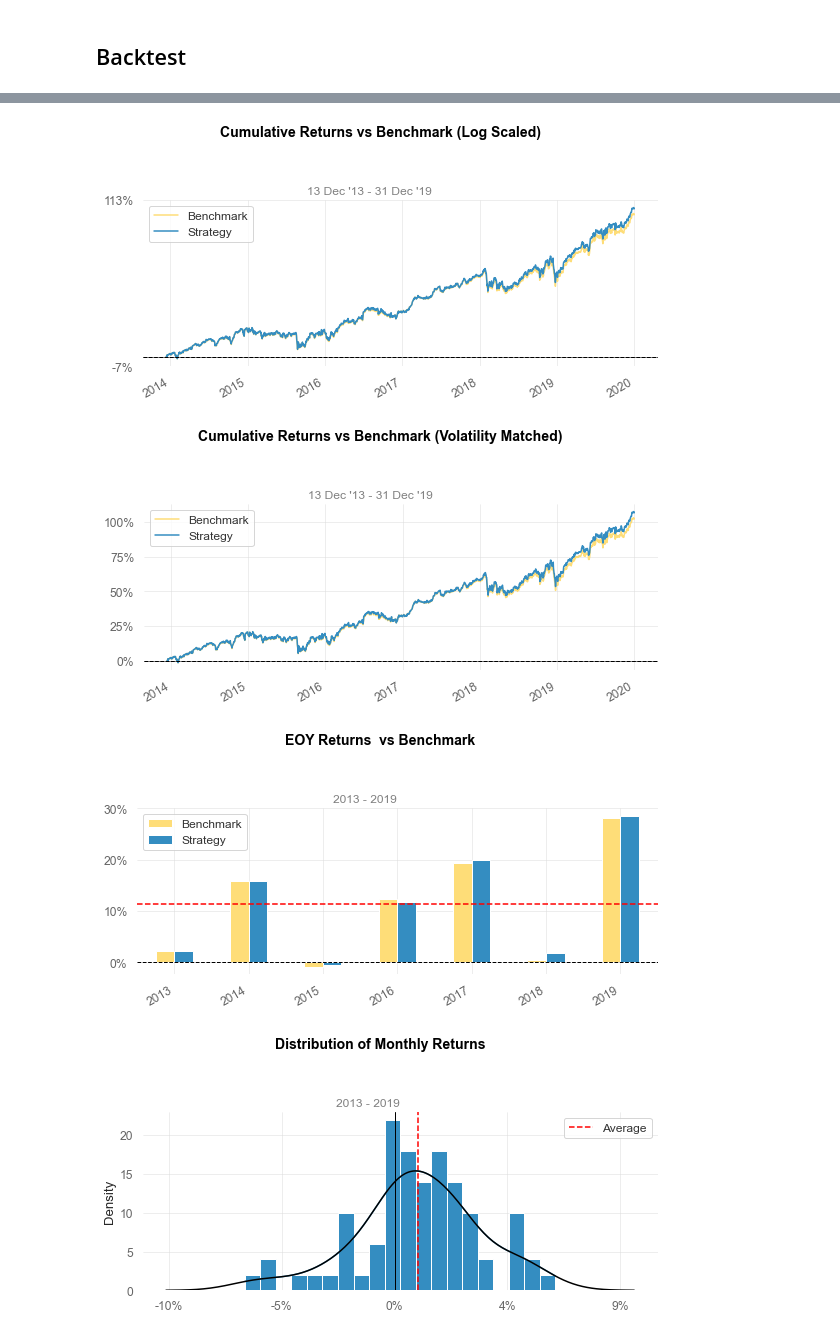
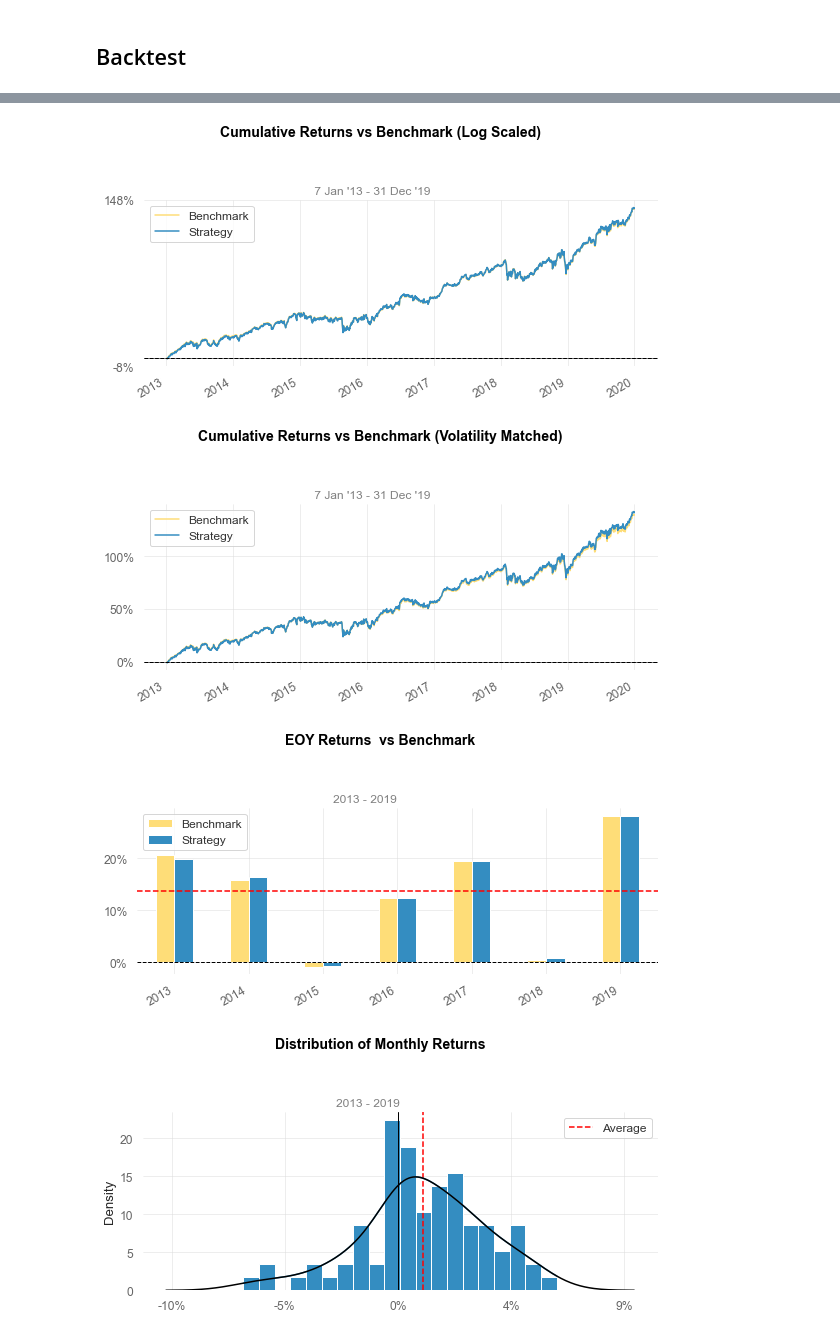
Before and after one commit to iewaij/qs, a Jupyter notebook: linear.ipynb, the cells around one changed output, grey strips where cells are left out. Saved outputs shown, nothing was run; the diff lists cells and outputs as text; code cells hidden in the pictures.

```diff
--- a/linear.ipynb
+++ b/linear.ipynb
@@ -137,7 +290,7 @@ Avg. r2: 0.01580163900533797
 # %%
 X = factor["2000-01-01":"2019-11-30"]
 y = ret.shift(-1).loc["2000-01-01":"2019-11-30"]
-reg = make_pipeline(StandardScaler(), Lasso(alpha=0.0005))
+reg = make_pipeline(StandardScaler(), Lasso(alpha=0.0001))
 # %%
 predictions = []
 for fold, (train_idx, val_idx) in enumerate(cv.split(X)):
@@ -192,11 +305,27 @@ def calc_w():
+# %%
+crsp["w_cap"] = (crsp.close * crsp.shrout).groupby(crsp.date).apply(lambda x: x / x.sum())
+# %%
+def calc_w():
+    w_optimal = pd.Series(None, index=y_pred.index, dtype="float")
+    w_caps = crsp.pivot(index="date", columns="permno", values="w_cap").resample("W-FRI").last()
+    unique_dates = y_pred.index.get_level_values("date").unique()
+    for date in tqdm(unique_dates):
+        mu = y_pred[date].to_numpy()
+        Sigma = crsp[crsp.date <= date].pivot(index="date", columns="permno", values="ret").tail(252).cov().to_numpy()
+        w_cap = w_caps.loc[date, :].to_numpy()
+        ef = EfficientFrontier(mu, Sigma)
+        ef.add_constraint(lambda x : x <= w_cap * 1.1)
+        ef.add_constraint(lambda x : x >= w_cap * 0.9)
+        w = ef.min_volatility()
+        w_optimal[date] = pd.Series(w)
+    return w_optimal
 # %%
 bt = crsp.set_index(["date", "permno"]).loc["2013-01-01":"2019-12-31", ["ret", "w_cap"]]
 bt["w_optimal"] = calc_w()
-bt["w_optimal"] = bt.groupby("permno").w_optimal.fillna(method="ffill")
-# bt["w_optimal"] = bt.groupby("permno").w_optimal.shift(1)
+bt["w_optimal"] = bt.groupby("permno").w_optimal.transform(lambda x: x.fillna(method="ffill").shift(1))
 bt = bt.dropna()
 # %%
-bnch_ret = (bt.ret * bt.w_cap).groupby("date").sum()
+bnch_ret = (bt.ret * bt.w_cap.groupby("permno").shift(1)).groupby("date").sum()
 bt_ret = (bt.ret * bt.w_optimal).groupby("date").sum()
 qs.reports.full(bt_ret, bnch_ret)
 # %% [output]
@@ -231,4 +360,4 @@ Strategy Visualization
-[figure, old version]
+[figure, new version]
-[figure, old version]
+[figure, new version]
-[figure, old version]
+[figure, new version]
-[figure, old version]
+[figure, new version]
```
Also changed, not shown: parts of 12 cells of this notebook, 2 other files.
